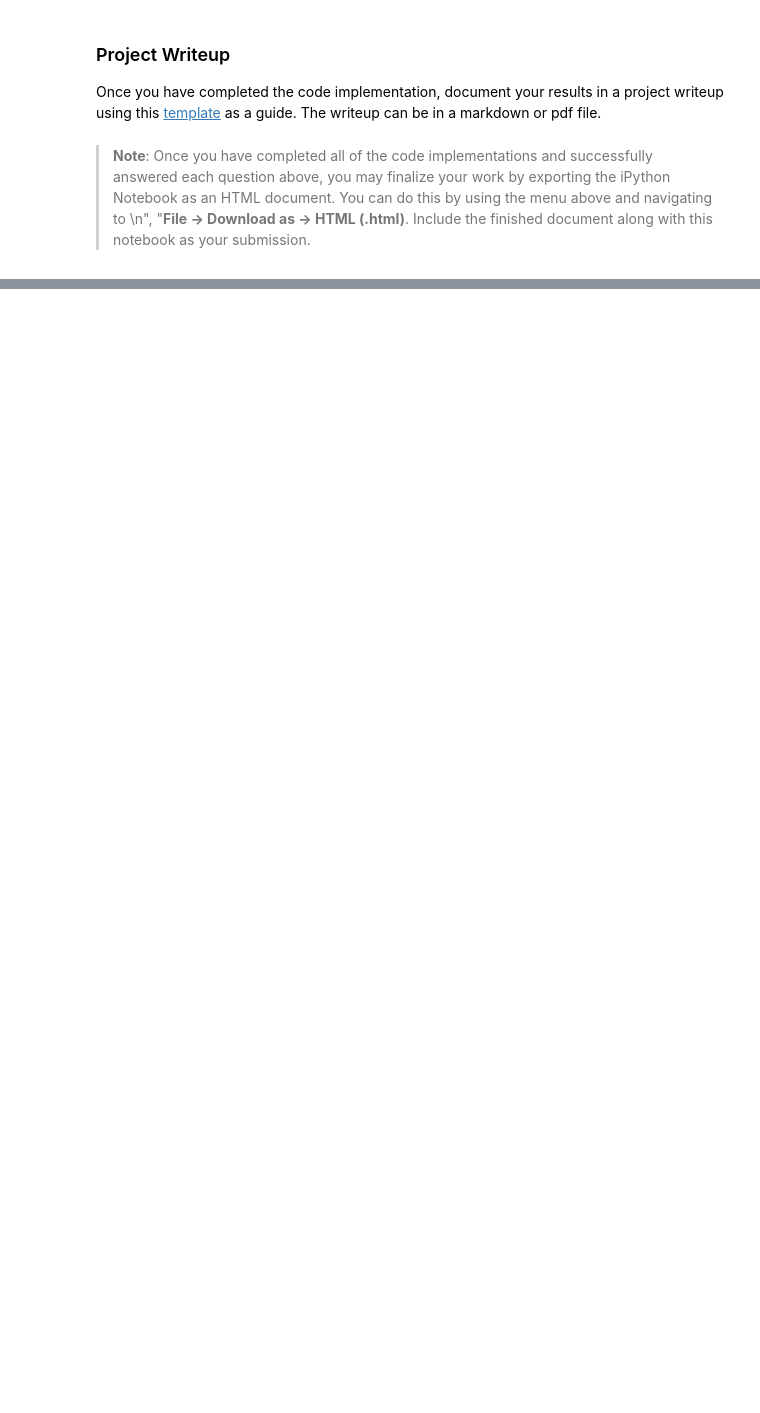
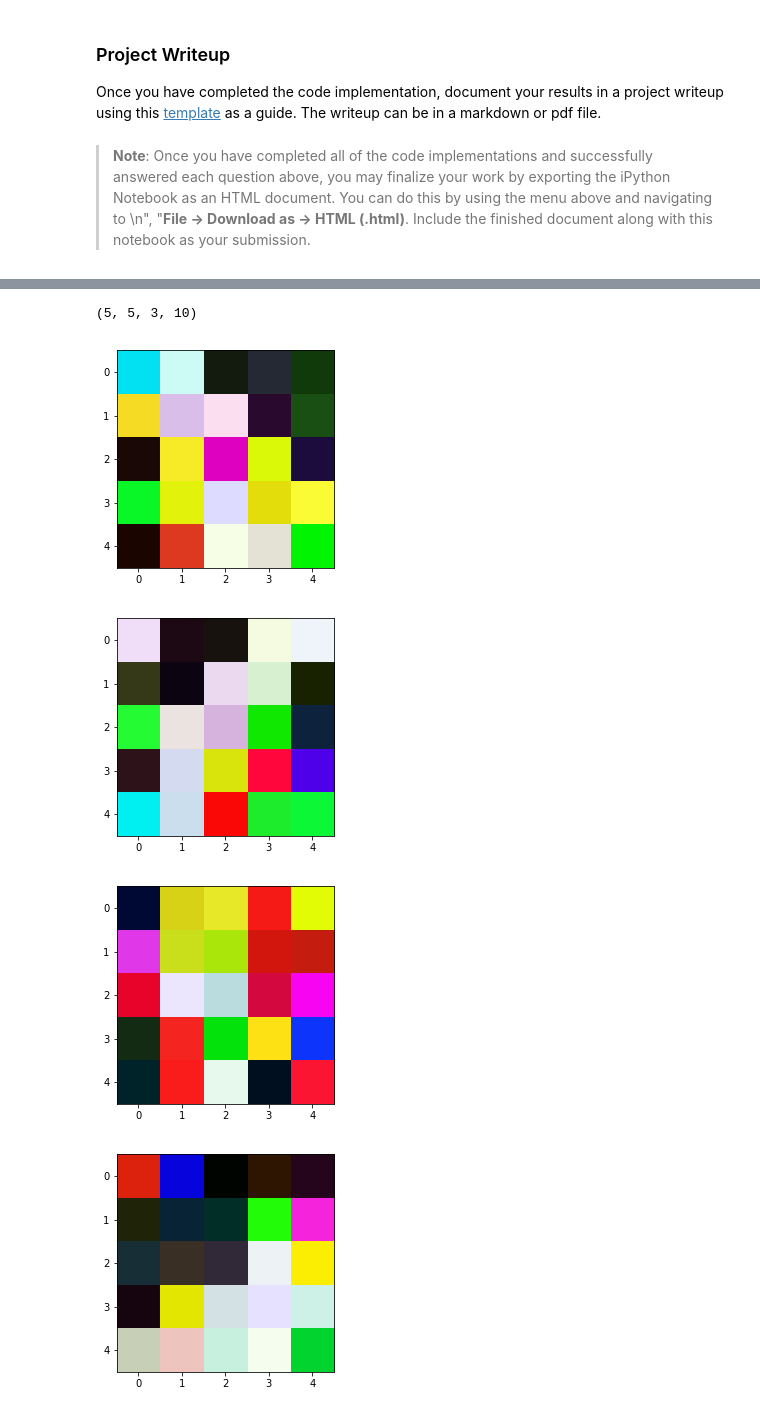
Before and after one commit to SimkinTheWizard/SDC_P2_TrafficSignClassifier, a Jupyter notebook: Traffic_Sign_Classifier.ipynb, the cells around one changed output, grey strips where cells are left out. Saved outputs shown, nothing was run; the diff lists cells and outputs as text; code cells hidden in the pictures; blank space fills up the shorter version.

```diff
--- a/Traffic_Sign_Classifier.ipynb
+++ b/Traffic_Sign_Classifier.ipynb
@@ -913,6 +959,14 @@ You may find `signnames.csv` useful as it contains mappings from the class id (i
 # %% [markdown]
 ### Predict the Sign Type for Each Image
+# %%
+#Preprocess the images
+images = HistogramEqualize(np.asarray(images) )
+images = (images - mean_brightness)/128
 # %%
 ### Run the predictions here and use the model to output the prediction for each image.
 ### Make sure to pre-process the images with the same pre-processing pipeline used earlier.
 ### Feel free to use as many code cells as needed.
+with tf.Session() as sess:
+    saver.restore(sess, tf.train.latest_checkpoint('.'))
+    predicted_labels = sess.run(tf.argmax(logits, 1), feed_dict={x: images,keep_prob: 1.0})
+    print("Predicted labels: ",predicted_labels)
@@ -921,3 +977,8 @@ You may find `signnames.csv` useful as it contains mappings from the class id (i
 # %%
 ### Calculate the accuracy for these 5 new images.
 ### For example, if the model predicted 1 out of 5 signs correctly, it's 20% accurate on these new images.
+
+with tf.Session() as sess:
+    saver.restore(sess, tf.train.latest_checkpoint('.'))
+    test_accuracy = evaluate(images, labels)
+    print("Test Accuracy on New Images = {:.3f}".format(test_accuracy))
@@ -964,3 +1027,12 @@ Looking just at the first row we get `[ 0.34763842,  0.24879643,  0.12789202]`,
 # %%
 ### Print out the top five softmax probabilities for the predictions on the German traffic sign images found on the web.
 ### Feel free to use as many code cells as needed.
+
+with tf.Session() as sess:
+    saver.restore(sess, tf.train.latest_checkpoint('.'))
+    softmax_logits = sess.run(tf.nn.softmax(logits), feed_dict={x: images, keep_prob: 1.0})
+    top_5 = tf.nn.top_k(softmax_logits, k=5, sorted=True)
+    top_5_results = sess.run(top_5)
+    print("Top five probabilities in order are :\n",top_5_results.values)
+    print(" \n")
+    print("Top five class predictions in order are :\n",top_5_results.indices)
@@ -995,30 +1085,49 @@ https://medium.com/@awjuliani/visualizing-neural-network-layer-activation-tensor
 # %%
 ### Visualize your network's feature maps here.
 ### Feel free to use as many code cells as needed.
 
 # image_input: the test image being fed into the network to produce the feature maps
 # tf_activation: should be a tf variable name used during your training procedure that represents the calculated state of a specific weight layer
 # activation_min/max: can be used to view the activation contrast in more detail, by default matplot sets min and max to the actual min and max values of the output
 # plt_num: used to plot out multiple different weight feature map sets on the same block, just extend the plt number for each new feature map entry
 
 def outputFeatureMap(image_input, tf_activation, activation_min=-1, activation_max=-1 ,plt_num=1):
     # Here make sure to preprocess your image_input in a way your network expects
     # with size, normalization, ect if needed
-    image_input = HistogramEqualize(image_input)
-    image_input = (image_input - mean_brightness)/128
+    #image_input = HistogramEqualize(image_input)
+    #image_input = (image_input - mean_brightness)/128
     # Note: x should be the same name as your network's tensorflow data placeholder variable
     # If you get an error tf_activation is not defined it may be having trouble accessing the variable from inside a function
-    activation = tf_activation.eval(session=sess,feed_dict={x : image_input})
+    activation = tf_activation.eval(session=sess,feed_dict={x : image_input, keep_prob: 1.0})
     featuremaps = activation.shape[3]
     plt.figure(plt_num, figsize=(15,15))
     for featuremap in range(featuremaps):
         plt.subplot(6,8, featuremap+1) # sets the number of feature maps to show on each row and column
         plt.title('FeatureMap ' + str(featuremap)) # displays the feature map number
         if activation_min != -1 & activation_max != -1:
             plt.imshow(activation[0,:,:, featuremap], interpolation="nearest", vmin =activation_min, vmax=activation_max, cmap="gray")
         elif activation_max != -1:
             plt.imshow(activation[0,:,:, featuremap], interpolation="nearest", vmax=activation_max, cmap="gray")
         elif activation_min !=-1:
             plt.imshow(activation[0,:,:, featuremap], interpolation="nearest", vmin=activation_min, cmap="gray")
         else:
             plt.imshow(activation[0,:,:, featuremap], interpolation="nearest", cmap="gray")
+
+
+image = images[0]
+with tf.Session() as sess:
+    saver.restore(sess, tf.train.latest_checkpoint('.'))
+    with tf.variable_scope('LeNet', reuse=True):
+        c1 = tf.get_variable('conv1_W')
+        conv1_W = sess.run(tf.get_variable('conv1_W'))
+        print(conv1_W.shape)
+        for i in range(1,10):
+            plt.figure()
+            plt.imshow(conv1_W[:,:,:,i])
+        #outputFeatureMap(image,c1)
+# %% [output]
+(5, 5, 3, 10)
+[figure, added]
+[figure, added]
+[figure, added]
+[figure, added]
```
Also changed, not shown: parts of 26 cells of this notebook.
